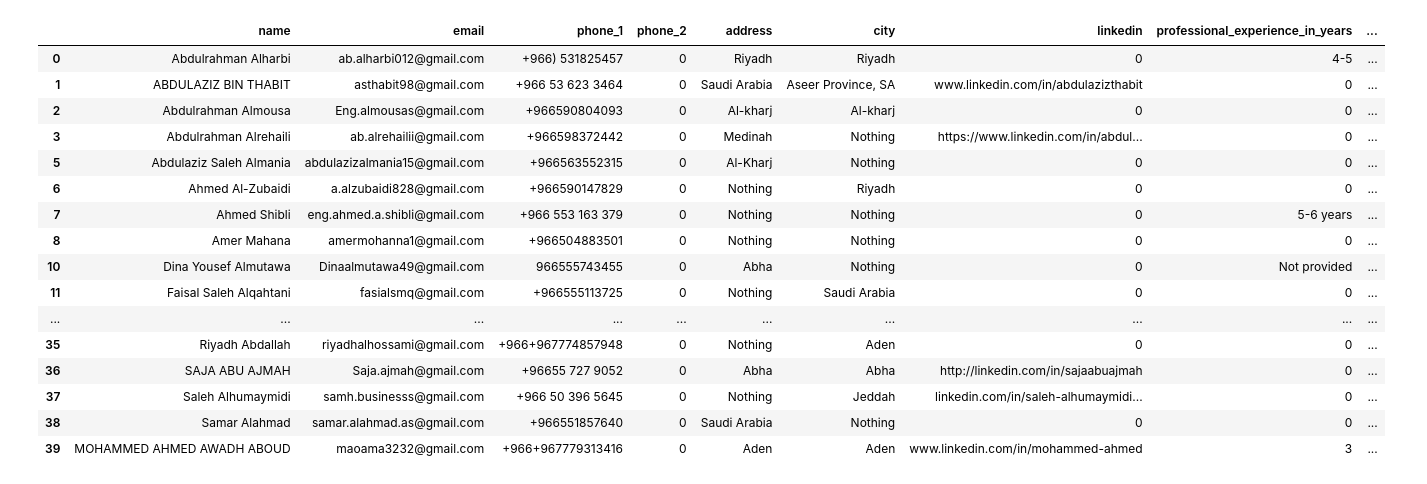
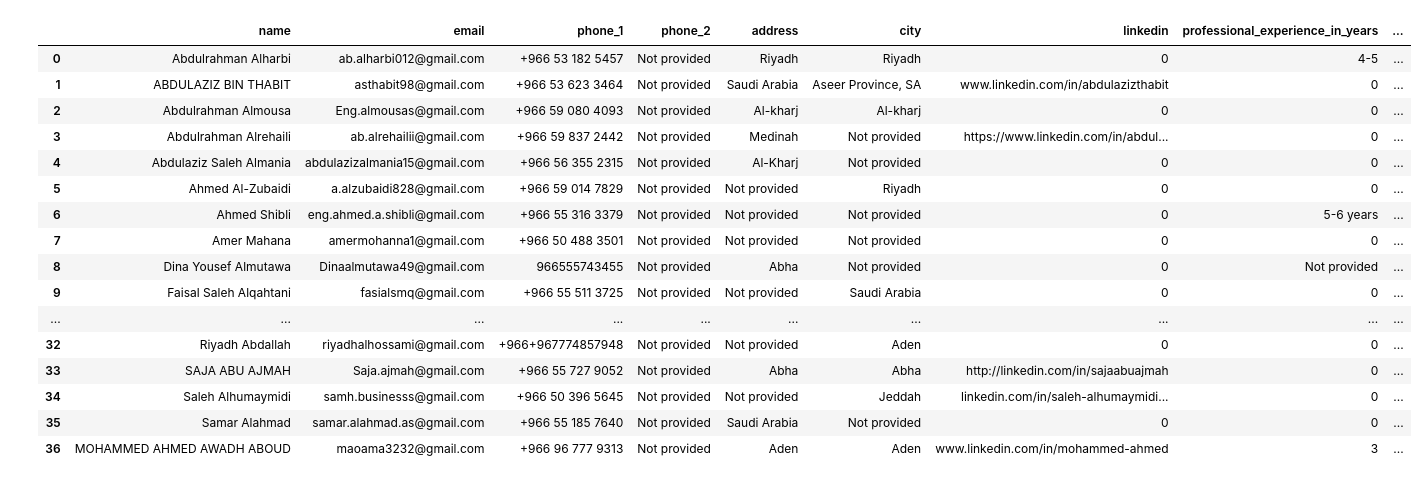
Before and after one commit to 3ntazDev/Project-DataMining, a Jupyter notebook: NoteBook.ipynb, the cells around one changed output. Saved outputs shown, nothing was run; the diff lists cells and outputs as text; code cells hidden in the pictures.

Commit message:
Updated data to replace 0 and 'Nothing' with 'Not provided'

```diff
--- a/NoteBook.ipynb
+++ b/NoteBook.ipynb
@@ -1,36 +1,39 @@
-# %%
-df = df.fillna(0)
-df['city'] = df['city'].replace([0, 'Not provided'], 'Nothing')
-df['address'] = df['address'].str.split(',').str[0]
-df['address'] = df['address'].replace([0, 'Not provided', None, 'nan'], 'Nothing')
-df['address'] = df['address'].str.split('[,\\\\]').str[0]
-df['phone_2'] = df['phone_2'].fillna(0).astype(int)
-words_to_remove = ['(Open to Relocate)', 'Address not mentioned in the resume', 'Saudi Arabia –']
-for word in words_to_remove:
-    df['address'] = df['address'].str.replace(word, '', regex=False)
-df = df.drop(index=[17, 9, 4,40])
-df = df.drop(columns=['applied_for_profile'])
-df['NumOfSkills'] = ''
-df['phone_1'] = df['phone_1'].astype(str)
-df['phone_1'] = df['phone_1'].replace(r'^0', '', regex=True)
-df['phone_1'] = df['phone_1'].apply(lambda x: '+966' + x if not x.startswith('966') and not x.startswith('+966') else x)
-display(df)
-df.to_csv('cleaned_data.csv', index=False)
-# %% [output]
-|  | name | email | phone_1 | phone_2 | address | city | linkedin | professional_experience_in_years | ... |
-| 0 | Abdulrahman Alharbi | ab.alharbi012@gmail.com | +966) 531825457 | 0 | Riyadh | Riyadh | 0 | 4-5 | ... |
-| 1 | ABDULAZIZ BIN THABIT | asthabit98@gmail.com | +966 53 623 3464 | 0 | Saudi Arabia | Aseer Province, SA | www.linkedin.com/in/abdulazizthabit | 0 | ... |
-| 2 | Abdulrahman Almousa | Eng.almousas@gmail.com | +966590804093 | 0 | Al-kharj | Al-kharj | 0 | 0 | ... |
-| 3 | Abdulrahman Alrehaili | ab.alrehailii@gmail.com | +966598372442 | 0 | Medinah | Nothing | https://www.linkedin.com/in/abdul... | 0 | ... |
-| 5 | Abdulaziz Saleh Almania | abdulazizalmania15@gmail.com | +966563552315 | 0 | Al-Kharj | Nothing | 0 | 0 | ... |
-| 6 | Ahmed Al-Zubaidi | a.alzubaidi828@gmail.com | +966590147829 | 0 | Nothing | Riyadh | 0 | 0 | ... |
-| 7 | Ahmed Shibli | eng.ahmed.a.shibli@gmail.com | +966 553 163 379 | 0 | Nothing | Nothing | 0 | 5-6 years | ... |
-| 8 | Amer Mahana | amermohanna1@gmail.com | +966504883501 | 0 | Nothing | Nothing | 0 | 0 | ... |
-| 10 | Dina Yousef Almutawa | Dinaalmutawa49@gmail.com | 966555743455 | 0 | Abha | Nothing | 0 | Not provided | ... |
-| 11 | Faisal Saleh Alqahtani | fasialsmq@gmail.com | +966555113725 | 0 | Nothing | Saudi Arabia | 0 | 0 | ... |
-| ... | ... | ... | ... | ... | ... | ... | ... | ... | ... |
-| 35 | Riyadh Abdallah | riyadhalhossami@gmail.com | +966+967774857948 | 0 | Nothing | Aden | 0 | 0 | ... |
-| 36 | SAJA ABU AJMAH | Saja.ajmah@gmail.com | +96655 727 9052 | 0 | Abha | Abha | http://linkedin.com/in/sajaabuajmah | 0 | ... |
-| 37 | Saleh Alhumaymidi | samh.businesss@gmail.com | +966 50 396 5645 | 0 | Nothing | Jeddah | linkedin.com/in/saleh-alhumaymidi... | 0 | ... |
-| 38 | Samar Alahmad | samar.alahmad.as@gmail.com | +966551857640 | 0 | Saudi Arabia | Nothing | 0 | 0 | ... |
-| 39 | MOHAMMED AHMED AWADH ABOUD | maoama3232@gmail.com | +966+967779313416 | 0 | Aden | Aden | www.linkedin.com/in/mohammed-ahmed | 3 | ... |
+# %%
+import pandas as pd
+import re
+df = pd.read_csv('cleaned_data.csv')
+df['phone_1'] = df['phone_1'].str.replace(')', '', regex=False)
+
+def format_phone_number(phone, index):
+    if index in [32, 40]:
+        return phone
+    if isinstance(phone, str) and phone.startswith('+966'):
+        digits = re.sub(r'\D', '', phone[4:])
+        formatted_phone = f"+966 {digits[:2]} {digits[2:5]} {digits[5:9]}"
+        return formatted_phone
+    return phone
+
+df['phone_1'] = df['phone_1'].apply(lambda x: x.strip() if isinstance(x, str) else x)
+df['phone_1'] = df.apply(lambda row: format_phone_number(row['phone_1'], row.name), axis=1)
+df.replace({0: 'Not provided', 'Nothing': 'Not provided'}, inplace=True)
+
+
+display(df)
+# %% [output]
+|  | name | email | phone_1 | phone_2 | address | city | linkedin | professional_experience_in_years | ... |
+| 0 | Abdulrahman Alharbi | ab.alharbi012@gmail.com | +966 53 182 5457 | Not provided | Riyadh | Riyadh | 0 | 4-5 | ... |
+| 1 | ABDULAZIZ BIN THABIT | asthabit98@gmail.com | +966 53 623 3464 | Not provided | Saudi Arabia | Aseer Province, SA | www.linkedin.com/in/abdulazizthabit | 0 | ... |
+| 2 | Abdulrahman Almousa | Eng.almousas@gmail.com | +966 59 080 4093 | Not provided | Al-kharj | Al-kharj | 0 | 0 | ... |
+| 3 | Abdulrahman Alrehaili | ab.alrehailii@gmail.com | +966 59 837 2442 | Not provided | Medinah | Not provided | https://www.linkedin.com/in/abdul... | 0 | ... |
+| 4 | Abdulaziz Saleh Almania | abdulazizalmania15@gmail.com | +966 56 355 2315 | Not provided | Al-Kharj | Not provided | 0 | 0 | ... |
+| 5 | Ahmed Al-Zubaidi | a.alzubaidi828@gmail.com | +966 59 014 7829 | Not provided | Not provided | Riyadh | 0 | 0 | ... |
+| 6 | Ahmed Shibli | eng.ahmed.a.shibli@gmail.com | +966 55 316 3379 | Not provided | Not provided | Not provided | 0 | 5-6 years | ... |
+| 7 | Amer Mahana | amermohanna1@gmail.com | +966 50 488 3501 | Not provided | Not provided | Not provided | 0 | 0 | ... |
+| 8 | Dina Yousef Almutawa | Dinaalmutawa49@gmail.com | 966555743455 | Not provided | Abha | Not provided | 0 | Not provided | ... |
+| 9 | Faisal Saleh Alqahtani | fasialsmq@gmail.com | +966 55 511 3725 | Not provided | Not provided | Saudi Arabia | 0 | 0 | ... |
+| ... | ... | ... | ... | ... | ... | ... | ... | ... | ... |
+| 32 | Riyadh Abdallah | riyadhalhossami@gmail.com | +966+967774857948 | Not provided | Not provided | Aden | 0 | 0 | ... |
+| 33 | SAJA ABU AJMAH | Saja.ajmah@gmail.com | +966 55 727 9052 | Not provided | Abha | Abha | http://linkedin.com/in/sajaabuajmah | 0 | ... |
+| 34 | Saleh Alhumaymidi | samh.businesss@gmail.com | +966 50 396 5645 | Not provided | Not provided | Jeddah | linkedin.com/in/saleh-alhumaymidi... | 0 | ... |
+| 35 | Samar Alahmad | samar.alahmad.as@gmail.com | +966 55 185 7640 | Not provided | Saudi Arabia | Not provided | 0 | 0 | ... |
+| 36 | MOHAMMED AHMED AWADH ABOUD | maoama3232@gmail.com | +966 96 777 9313 | Not provided | Aden | Aden | www.linkedin.com/in/mohammed-ahmed | 3 | ... |
```
